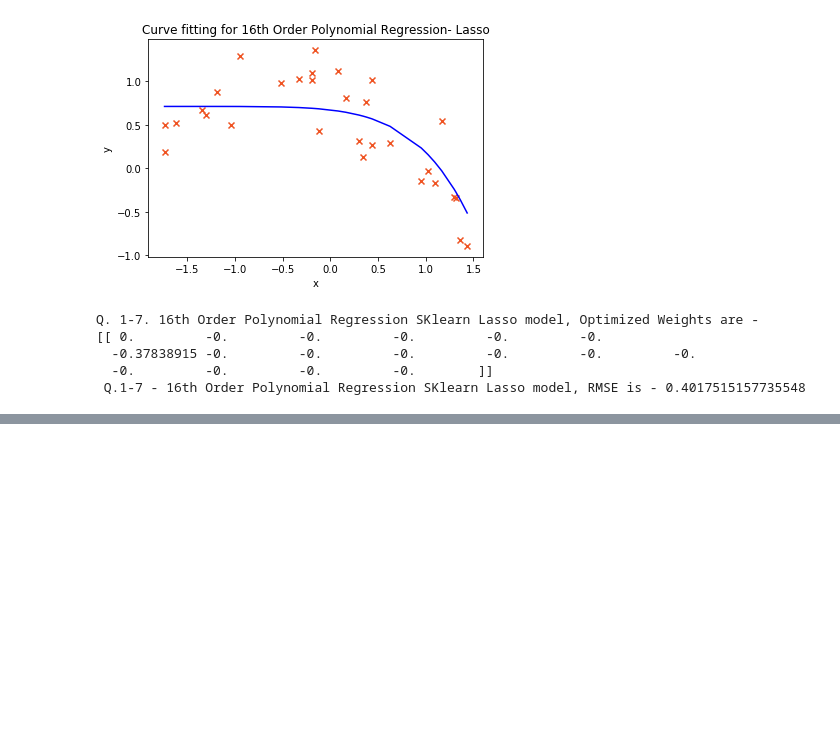
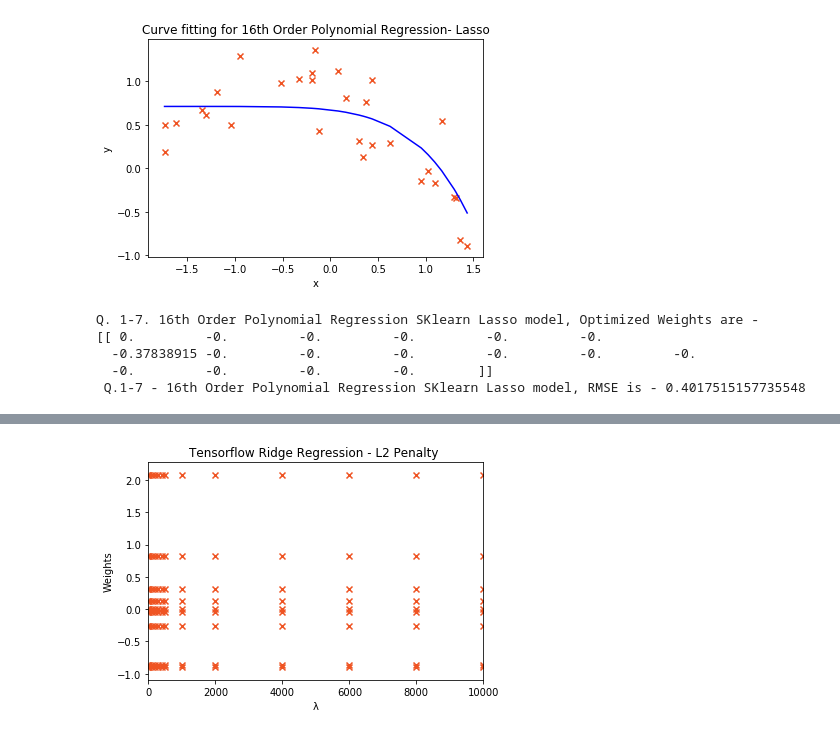
Before and after one commit to MeenakshiParyani/Polynomial-Regression, a Jupyter notebook: Polynomial-Regression.ipynb, the cells around one changed output, grey strips where cells are left out. Cells and saved outputs as stored; diff of their text form; code cells hidden in the pictures; blank space fills up the shorter version.

Commit message:
Multi variate Ridge regression in Tensorflow with validation

```diff
--- a/Polynomial-Regression.ipynb
+++ b/Polynomial-Regression.ipynb
@@ -637,5 +653,6 @@ print(" Q.3-1 - 16th Order Ridge sklearn model, " + colored('Test RMSE is - ' +
 # %%
 # Q. 3-2 Multi Variate Lasso Regression SK learn - L1 Penalty
+X_train, X_val, X_test, y_train, y_val, y_test = split_data_test_train_val(dfX, dfY)
 lamdas = [10000, 8000, 6000, 4000, 2000, 1000, 500, 400, 300, 200, 100, 10, 1, 0.1 ]
 betas = []
 scores = pd.DataFrame(columns=['lamda','rmse_diff', 'weights'])
@@ -653,13 +670,14 @@ lam = scores.iloc[[least_rmse_comb]]['lamda'][least_rmse_comb]
 print(lam)
 XTrain, YTrain, betaTrain, rmseTrain = sklearn_lasso_polynomial_regression(pd.concat([X_train, y_train], axis=1), None, '', 'price', False, lam, False, ' Train Data')
 XVal, YVal, betaVal, rmseVal = sklearn_lasso_polynomial_regression(pd.concat([X_val, y_val], axis=1), None, '', 'price', False, lam, False, ' Validation data')
-plotWeightsWithL2Penalty(lamdas, betas, 'Lasso Regression - L1 Penalty')
+plotWeightsWithL2Penalty(lamdas, betas, 'Lasso Regression - L1 Penalty', 10000)
 
-rmseTest = get_rmse_l1(np.matrix(XTrain), np.matrix(YTrain), betaTrain.T, lam)
-print(" Q.2-6 - 16th Order Ridge sklearn model, Optimized Weights are -\n", betaTrain.ravel())
-print(" Q.2-6 - 16th Order Ridge sklearn model, " + colored('Train RMSE is - ' + str(rmseTrain), 'green'))
-print(" Q.2-6 - 16th Order Ridge sklearn model, " + colored('Validation RMSE is - ' + str(rmseVal), 'green'))
-print(" Q.2-6 - 16th Order Ridge sklearn model, " + colored('Test RMSE is - ' + str(rmseTest), 'green'))
+X_test, y_test = normalizeData(pd.concat([X_test, y_test], axis=1), False ,'', 'price')
+rmseTest = get_rmse_l1(np.matrix(X_test), np.matrix(y_test), betaTrain.T, lam)
+print(" Q.3-2 - 16th Order Ridge sklearn model, Optimized Weights are -\n", betaTrain.ravel())
+print(" Q.3-2 - 16th Order Ridge sklearn model, " + colored('Train RMSE is - ' + str(rmseTrain), 'green'))
+print(" Q.3-2 - 16th Order Ridge sklearn model, " + colored('Validation RMSE is - ' + str(rmseVal), 'green'))
+print(" Q.3-2 - 16th Order Ridge sklearn model, " + colored('Test RMSE is - ' + str(rmseTest), 'green'))
 # %% [output]
   lamda  rmse_diff                                            weights
 0   100   0.001075      [[[[[ 0.  0.  0.  0. -0. -0. -0. -0. -0.]]]]]
@@ -675,0 +694,62 @@ print(" Q.2-6 - 16th Order Ridge sklearn model, " + colored('Test RMSE is - ' +
+# %%
+# Q. 3-3 Multi Variate Ridge Regression using Tensorflow - L2 Penalty
+X_train, X_val, X_test, y_train, y_val, y_test = split_data_test_train_val(dfX, dfY)
+
+def ridge_polynomial_regression_tensorflow(df, lamda, epochs, learning_rate):
+    m, n = df.shape
+    scaler = StandardScaler()
+    y = df[['price']]
+    x = df.drop('price',axis=1)
+    scaled_housing_data = scaler.fit_transform(x)
+    scaled_housing_data_plus_bias = np.c_[np.ones((m, 1)), scaled_housing_data]
+    X = tf.constant(scaled_housing_data_plus_bias, dtype=tf.float32, name="X")
+    y = tf.constant(y.values.reshape(-1, 1), dtype=tf.float32, name="y")
+    beta = tf.Variable(tf.random_uniform([n-1+1, 1], -1.0, 1.0, seed=42), name="beta")
+    y_pred = tf.matmul(X, beta, name="Predictions")
+    error = y_pred - y
+    rmse = tf.sqrt(tf.reduce_mean(tf.square(error)), name= "rmse")
+    base_loss = tf.reduce_mean(tf.square(error), name= "loss")
+    reg_loss = tf.reduce_sum(tf.square(beta))
+    loss = tf.add(base_loss, lamda/m*reg_loss)
+    gradients = 2/m * tf.add(tf.matmul(tf.transpose(X), error), lamda*beta)
+    training_op = tf.assign(beta, beta - learning_rate * gradients)
+    init = tf.global_variables_initializer()
+
+    with tf.Session() as sess:
+        sess.run(init)
+        rmse_fin = 0
+        for epoch in range(epochs):
+            sess.run(training_op)
+            if epoch % 100 == 0:
+                rmse_fin = rmse.eval()
+                #print("Epoch ", epoch, "RMSE =", rmse_fin)
+        best_beta = beta.eval()
+        sess.close()
+    return best_beta, rmse_fin
+
+lamdas = [10000, 8000, 6000, 4000, 2000, 1000, 500, 400, 300, 200, 100, 10, 1, 0.1 ]
+betas = []
+scores = pd.DataFrame(columns=['lamda','rmse_diff', 'weights'])
+i=0
+for l in lamdas:
+    betaTrain, rmseTrain = ridge_polynomial_regression_tensorflow(pd.concat([X_train, y_train] ,axis=1), 10, 10000, 0.01)
+    betas.append(betaTrain)
+    betaVal, rmseVal = ridge_polynomial_regression_tensorflow(pd.concat([X_val, y_val] ,axis=1), 10, 10000, 0.01)
+    if(l <=100):
+        scores.loc[i] = pd.Series({'lamda':l, 'rmse_diff':abs(rmseTrain-rmseVal), 'weights' : betaTrain})
+        i=i+1
+least_rmse_comb = scores['rmse_diff'].idxmin()
+print(scores)
+lam = scores.iloc[[least_rmse_comb]]['lamda'][least_rmse_comb]
+print(lam)
+betaTrain, rmseTrain = ridge_polynomial_regression_tensorflow(pd.concat([X_train, y_train] ,axis=1), lam, 10000, 0.01)
+betaVal, rmseVal = ridge_polynomial_regression_tensorflow(pd.concat([X_val, y_val] ,axis=1), lam, 10000, 0.01)
+plotWeightsWithL2Penalty(lamdas, betas, 'Tensorflow Ridge Regression - L2 Penalty ', 10000)
+
+X_test, y_test = normalizeData(pd.concat([X_test, y_test], axis=1), False ,'', 'price')
+rmseTest = get_rmse_l2(np.matrix(X_test), np.matrix(y_test), betaTrain, lam)
+print(" Q.3-3 - 16th Order Tensorflow Ridge model, Optimized Weights are -\n", betaTrain.ravel())
+print(" \nQ.3-3 - 16th Order Tensorflow Ridge model, " + colored('Train RMSE is - ' + str(rmseTrain), 'green'))
+print(" Q.3-3 - 16th Order Tensorflow Ridge model, " + colored('Validation RMSE is - ' + str(rmseVal), 'green'))
+print(" Q.3-3 - 16th Order Tensorflow Ridge model, " + colored('Test RMSE is - ' + str(rmseTest), 'green'))
+# %% [output]
@@ -675,0 +762 @@ print(" Q.2-6 - 16th Order Ridge sklearn model, " + colored('Test RMSE is - ' +
+[figure, added]
```
Also changed, not shown: parts of 11 cells of this notebook.
